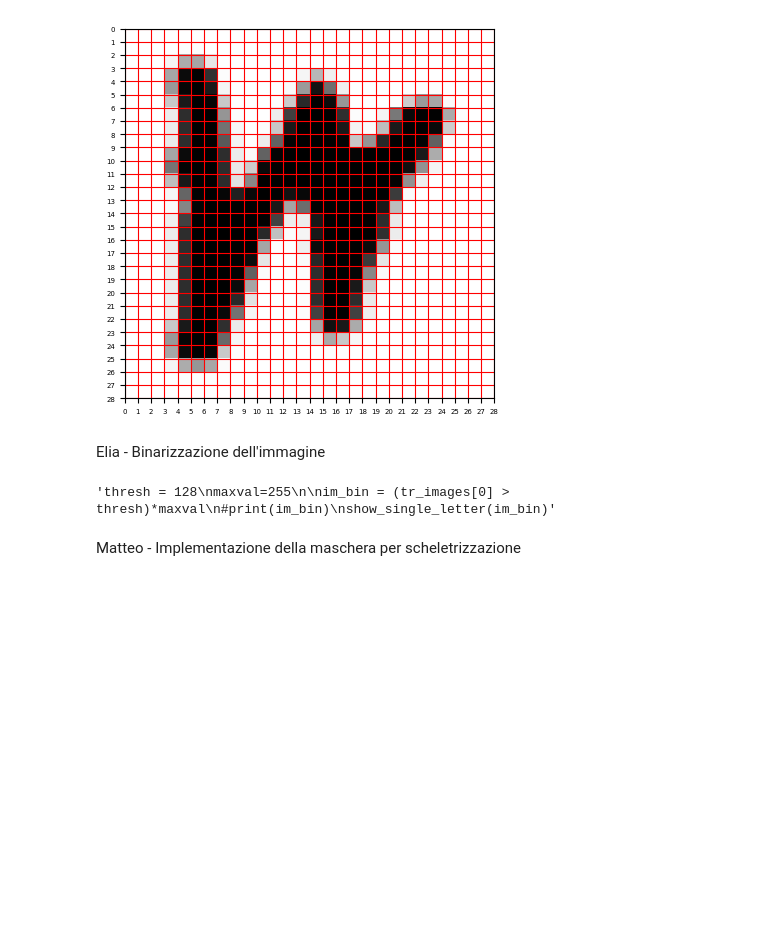
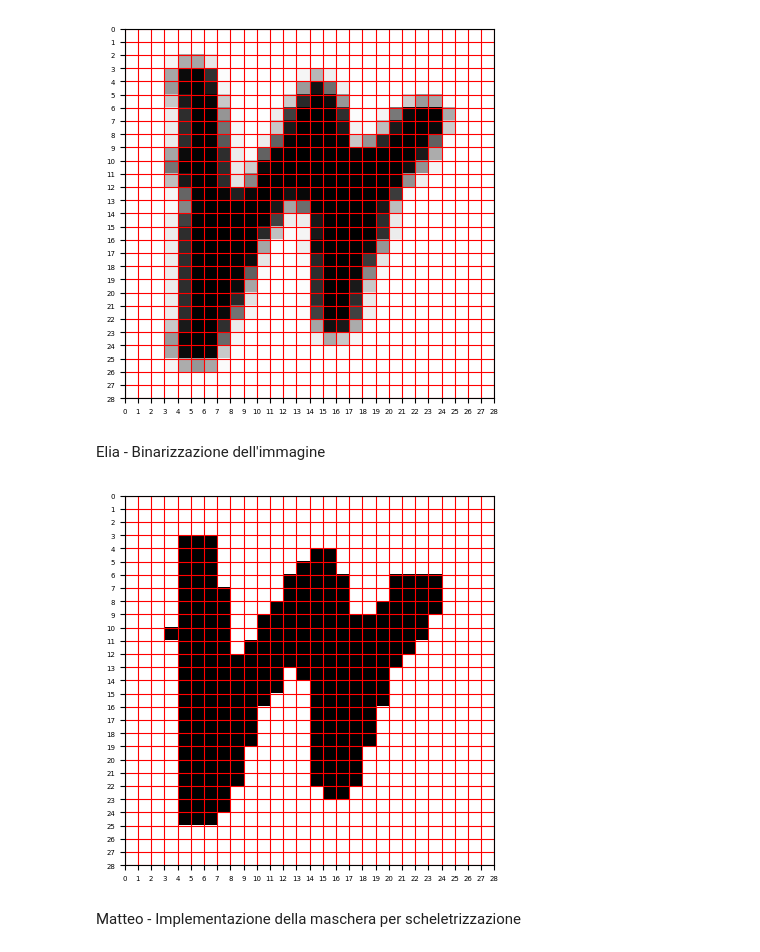
Before and after one commit to matteoturnu/ai-project, a Jupyter notebook: AI_project.ipynb, the cells around one changed output. Saved outputs shown, nothing was run; the diff lists cells and outputs as text; code cells hidden in the pictures; blank space fills up the shorter version.

```diff
--- a/AI_project.ipynb
+++ b/AI_project.ipynb
@@ -98,29 +80,22 @@ Elia - Binarizzazione dell'immagine
 # %%
 def binarize(image, threshold, max_value):
   return (image > threshold) * max_value
 
 threshold = 128
 max_value = 255
 
 tr_images_bin=torch.zeros(tr_images.size())
 for i in range(tr_images.size()[0]):
   tr_images_bin[i] = binarize(tr_images[i], threshold, max_value)
 
 test_images_bin=torch.zeros(test_images.size())
 for i in range(test_images.size()[0]):
   test_images_bin[i] = binarize(test_images[i], threshold, max_value)
 
 #show_letters(tr_images_bin)
-
-# original code by Elia
-"""thresh = 128
-maxval=255
-
-im_bin = (tr_images[0] > thresh)*maxval
-#print(im_bin)
-show_single_letter(im_bin)"""
+show_single_letter(tr_images_bin[0])
 # %% [output]
-'thresh = 128\nmaxval=255\n\nim_bin = (tr_images[0] > thresh)*maxval\n#print(im_bin)\nshow_single_letter(im_bin)'
+[figure, added]
 # %% [markdown]
 Matteo - Implementazione della maschera per scheletrizzazione
 # %%
```
Also changed, not shown: parts of 1 cell of this notebook.
